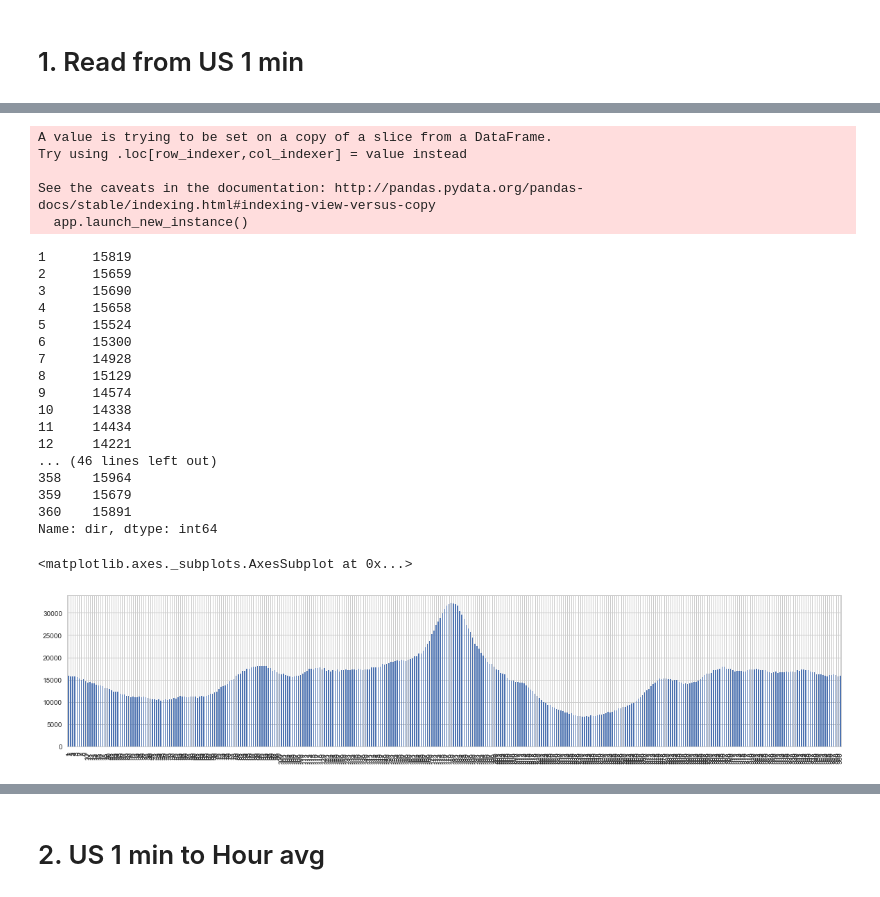
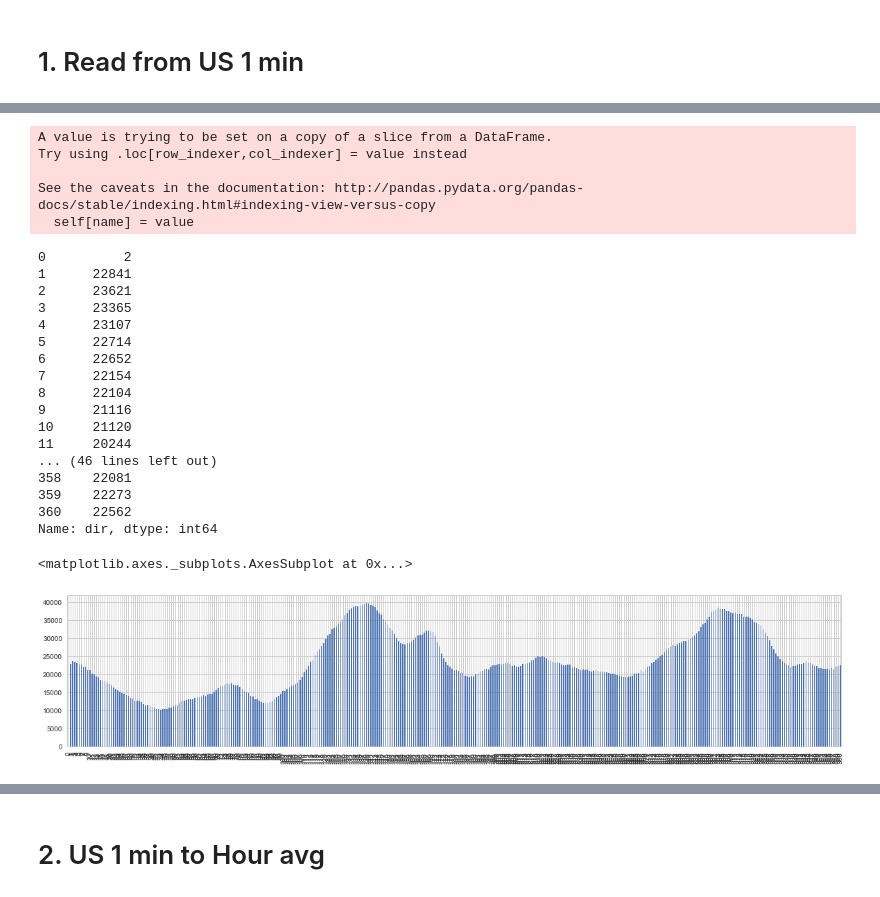
Before and after one commit to cqcn1991/Wind-Speed-Analysis, a Jupyter notebook: file_format.ipynb, the cells around one changed output, grey strips where cells are left out. Cells and saved outputs as stored; diff of their text form; code cells hidden in the pictures.

Commit message:
Add String IO and fix averaging bugs

```diff
--- a/file_format.ipynb
+++ b/file_format.ipynb
@@ -17,21 +8,38 @@ file_dir = 'TOP'
+# %%
+# file_dir, save_file_dir  = 'TOP' , 'TOP'
+# file_dir, save_file_dir = 'DEN', './data/asos/denver'
+
+# file_dir, save_file_dir = 'BIS', './data/asos/bismarck_ND'
+# file_dir, save_file_dir = 'ABR', './data/asos/aberdeen_SD' # only to 2012
+file_dir, save_file_dir = 'MSP', './data/asos/minneapolis'
+
+# file_dir, save_file_dir = 'DSM', './data/asos/des_moines_IA'
+# file_dir, save_file_dir = 'SPI', './data/asos/springfield_IL'
+# file_dir, save_file_dir = 'LNK', './data/asos/lincoln_NE'
 # %%
-# DEN, BIS, ABR, LNK, TOP
-fout=open(file_dir + "/all.dat","w")
-for year in range(2005,2016):
+from io import StringIO
+
+fout = StringIO()
+# fout=open(save_file_dir + "/all.dat","w")
+for year in range(2000,2017):
     for month in range(1,13):
-        for line in open('D:/1min采样间隔的数据/'+ str(year) + '/'+ file_dir +str(year)+"%02d"%(month)+".dat"):
-            fout.write(line.replace("[", " ").replace("]", " "))
+        try:
+            for line in open('D:/1min采样间隔的数据/'+ str(year) + '/'+ file_dir +str(year)+"%02d"%(month)+".dat"):
+                fout.write(line.replace("[", " ").replace("]", " ").replace('"', " ").replace('`', " "))
+        except:
+            pass
+all_data_file = fout.getvalue()
 fout.close()
 # %% [markdown]
 # 1. Read from US 1 min
 # %%
 if file_dir in ["MSP", 'DEN']:
     # MSP
-    df = pd.read_csv(file_dir + "/all.dat", skipinitialspace=True, error_bad_lines=False, sep=' ',
+    df = pd.read_csv(StringIO(all_data_file), skipinitialspace=True, error_bad_lines=False, sep=' ',
                     names = ['stationID','time','vis','day_type','vis2','day_type2','dir','speed','dir_max','speed_max','visual_range', 'unknown'])
 else:
 # # DSM  & SPI
-    df = pd.read_csv(file_dir + "/all.dat", skipinitialspace=True, sep=' ', error_bad_lines=False,
+    df = pd.read_csv(StringIO(all_data_file), skipinitialspace=True, sep=' ', error_bad_lines=False,
                     names = ['stationID','time','vis','day_type','dir','speed','dir_max','speed_max','unname','visual_range', 'unknown'])
 
 df
@@ -95,36 +114,37 @@ df['year_month'].value_counts().sort_index().plot(kind='bar', figsize=(20,4))
 # %%
 # Drop non-integer data for direction
-df = df[df['dir'].apply(lambda x: str(x).isdigit())]
-df['dir']=pd.to_numeric(df['dir'], downcast='integer', errors='coerce')
-df = df[df['dir'].isin(arange(0,361))]
+df.dir = pd.to_numeric(df.dir, errors='coerce')  # Drop not a number
+df = df[df.dir == df.dir // 1] # Drop not an integer
+df = df[df['dir'].isin(arange(0,361))] # Drop not in range
+df['dir'] = df['dir'].apply(lambda x: int(x)) # Convert back to integer
 # Need to consider 0
 
 display(df.dir.value_counts().sort_index())
 df.dir.value_counts().sort_index().plot(kind='bar', figsize=(20,4))
 # %% [output]
 A value is trying to be set on a copy of a slice from a DataFrame.
 Try using .loc[row_indexer,col_indexer] = value instead
 
 See the caveats in the documentation: http://pandas.pydata.org/pandas-docs/stable/indexing.html#indexing-view-versus-copy
-  app.launch_new_instance()
+  self[name] = value
-1      15819
-2      15659
-3      15690
-4      15658
-5      15524
-6      15300
-7      14928
-8      15129
-9      14574
-10     14338
-11     14434
-12     14221
+0          2
+1      22841
+2      23621
+3      23365
+4      23107
+5      22714
+6      22652
+7      22154
+8      22104
+9      21116
+10     21120
+11     20244
 ... (46 lines left out)
-358    15964
-359    15679
-360    15891
+358    22081
+359    22273
+360    22562
 Name: dir, dtype: int64
 <matplotlib.axes._subplots.AxesSubplot at 0x...>
-[figure, old version]
+[figure, new version]
 # %%
 # Drop non-integer data for speed
```
Also changed, not shown: parts of 18 cells of this notebook, 7 other files.
